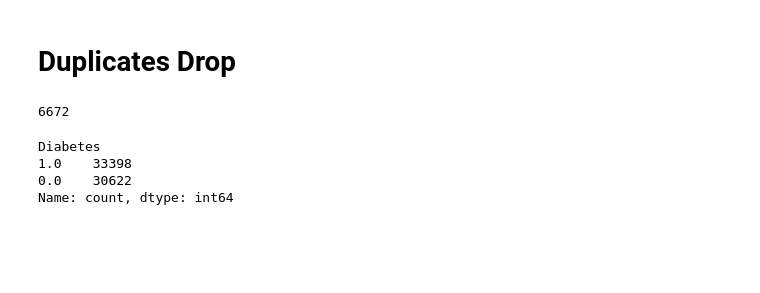
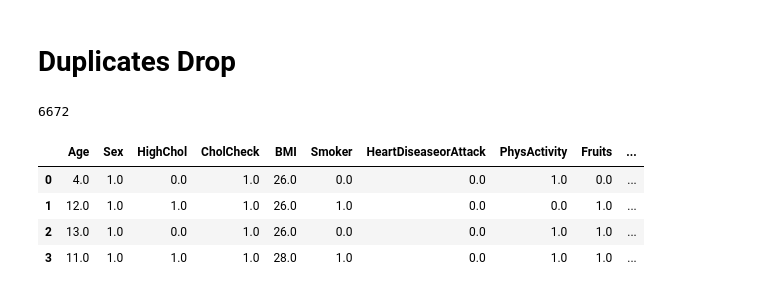
Before and after one commit to jpmbrito123/DAA, a Jupyter notebook: nossodataset/data_preparation.ipynb, the cells around one changed output. Cells and saved outputs as stored; diff of their text form; code cells hidden in the pictures; blank space fills up the shorter version.

```diff
--- a/nossodataset/data_preparation.ipynb
+++ b/nossodataset/data_preparation.ipynb
@@ -1,17 +0,0 @@
-# %%
-import pandas as pd
-import numpy as np
-import matplotlib.pyplot as plt
-import seaborn as sns
-import time
-from sklearn.model_selection import train_test_split
-from sklearn.impute import SimpleImputer
-from pandas import DatetimeIndex
-from pandas.api.types import is_numeric_dtype
-from sklearn.preprocessing import LabelEncoder
-from IPython.display import display, HTML
-
-pd.set_option('display.max_columns', 500)
-
-%pip install openpyxl
-%matplotlib inline
@@ -25,12 +13,13 @@ df = pd.read_csv('diabetes_data.csv')
 # Duplicates Drop
 # %%
 print(df.duplicated().sum())
-df.drop_duplicates()
 pf= df.drop_duplicates()
 pf['Diabetes'].value_counts()
+pf.head(4)
 # %% [output]
 6672
-Diabetes
-1.0    33398
-0.0    30622
-Name: count, dtype: int64
+|  | Age | Sex | HighChol | CholCheck | BMI | Smoker | HeartDiseaseorAttack | PhysActivity | Fruits | ... |
+| 0 | 4.0 | 1.0 | 0.0 | 1.0 | 26.0 | 0.0 | 0.0 | 1.0 | 0.0 | ... |
+| 1 | 12.0 | 1.0 | 1.0 | 1.0 | 26.0 | 1.0 | 0.0 | 0.0 | 1.0 | ... |
+| 2 | 13.0 | 1.0 | 0.0 | 1.0 | 26.0 | 0.0 | 0.0 | 1.0 | 1.0 | ... |
+| 3 | 11.0 | 1.0 | 1.0 | 1.0 | 28.0 | 1.0 | 0.0 | 1.0 | 1.0 | ... |
```
Also changed, not shown: parts of 8 cells of this notebook.
